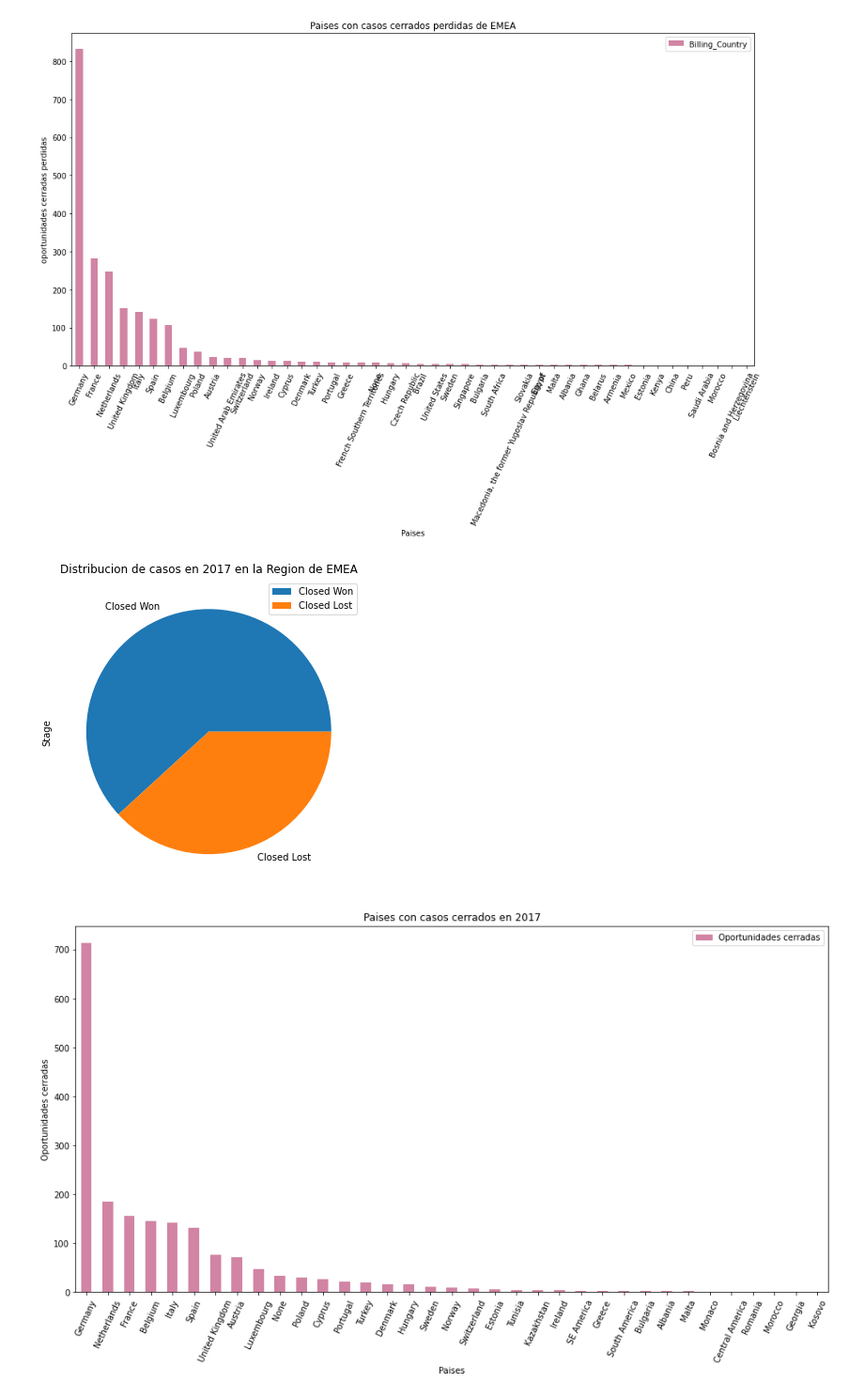
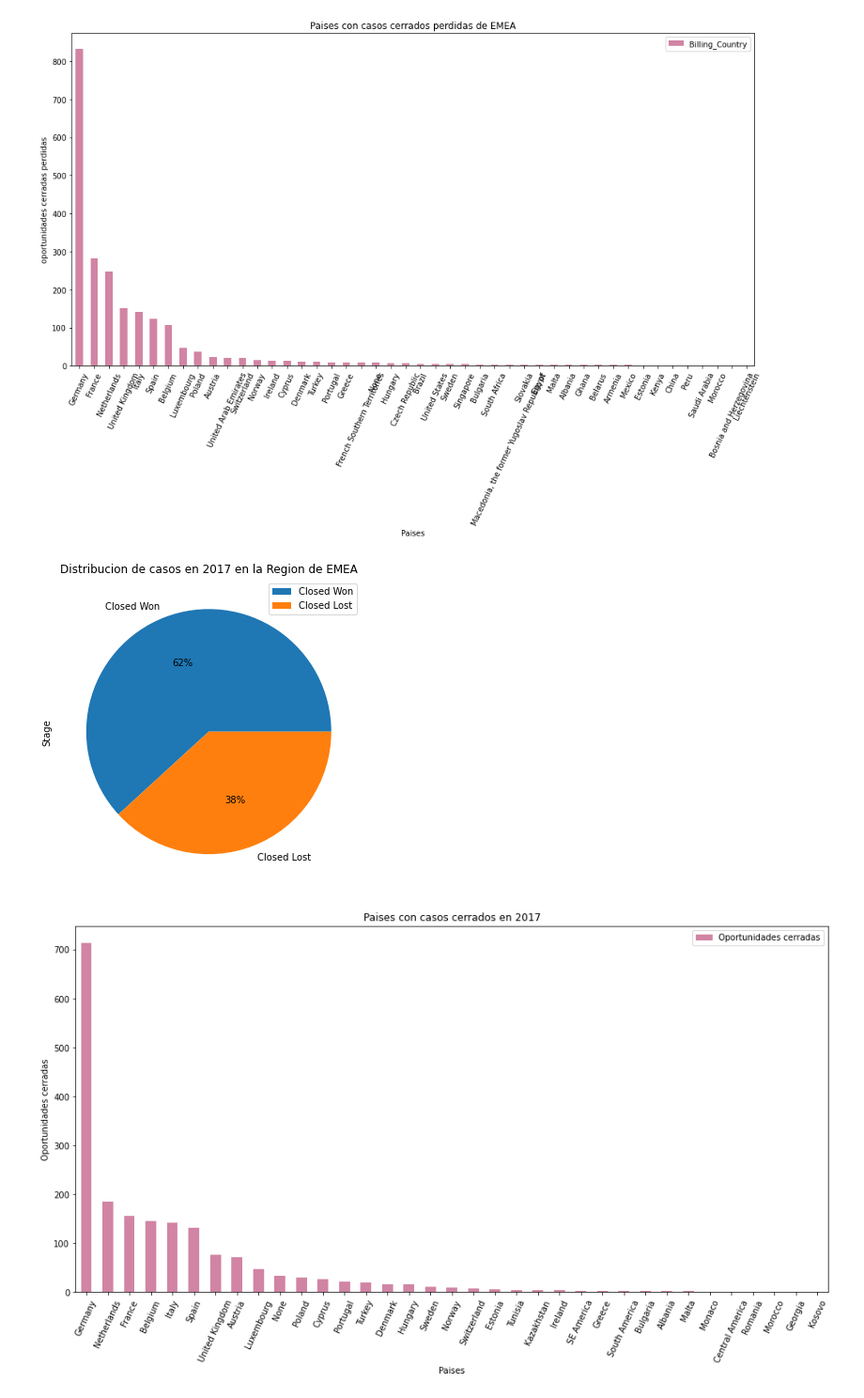
Before and after one commit to Ramaxx95/TP1-Orga-de-Datos, a Jupyter notebook: Visualizaciones/Region_EMEA.ipynb, the cells around one changed output. Shown: that part at 94% size. Saved outputs shown, nothing was run; the diff lists cells and outputs as text; code cells hidden in the pictures.

```diff
--- a/Visualizaciones/Region_EMEA.ipynb
+++ b/Visualizaciones/Region_EMEA.ipynb
@@ -128,10 +128,10 @@ Text(0.5, 0, 'Paises')
 [figure]
 # %%
 anio_2017 = oportunidades_cerradas[ oportunidades_cerradas.Opportunity_Created_Date.dt.year == 2017]
-anio_2017.Stage.value_counts().to_frame().plot.pie(title = 'Distribucion de casos en 2017 en la Region de EMEA', y = 'Stage', figsize = (11,6))
+anio_2017.Stage.value_counts().to_frame().plot.pie(title = 'Distribucion de casos en 2017 en la Region de EMEA', y = 'Stage', figsize = (11,6), autopct='%1.0f%%')
 plt.show()
 # %% [output]
-[figure, old version]
+[figure, new version]
 # %%
 paises_cerrados_2017 = anio_2017.Territory.value_counts().to_frame( name = 'Oportunidades cerradas')
 paises_cerrados_2017.plot(kind= 'bar',figsize =(16,8), rot =65, title = 'Paises con casos cerrados en 2017', color = (0.7, 0.2, 0.4, 0.6));
```
